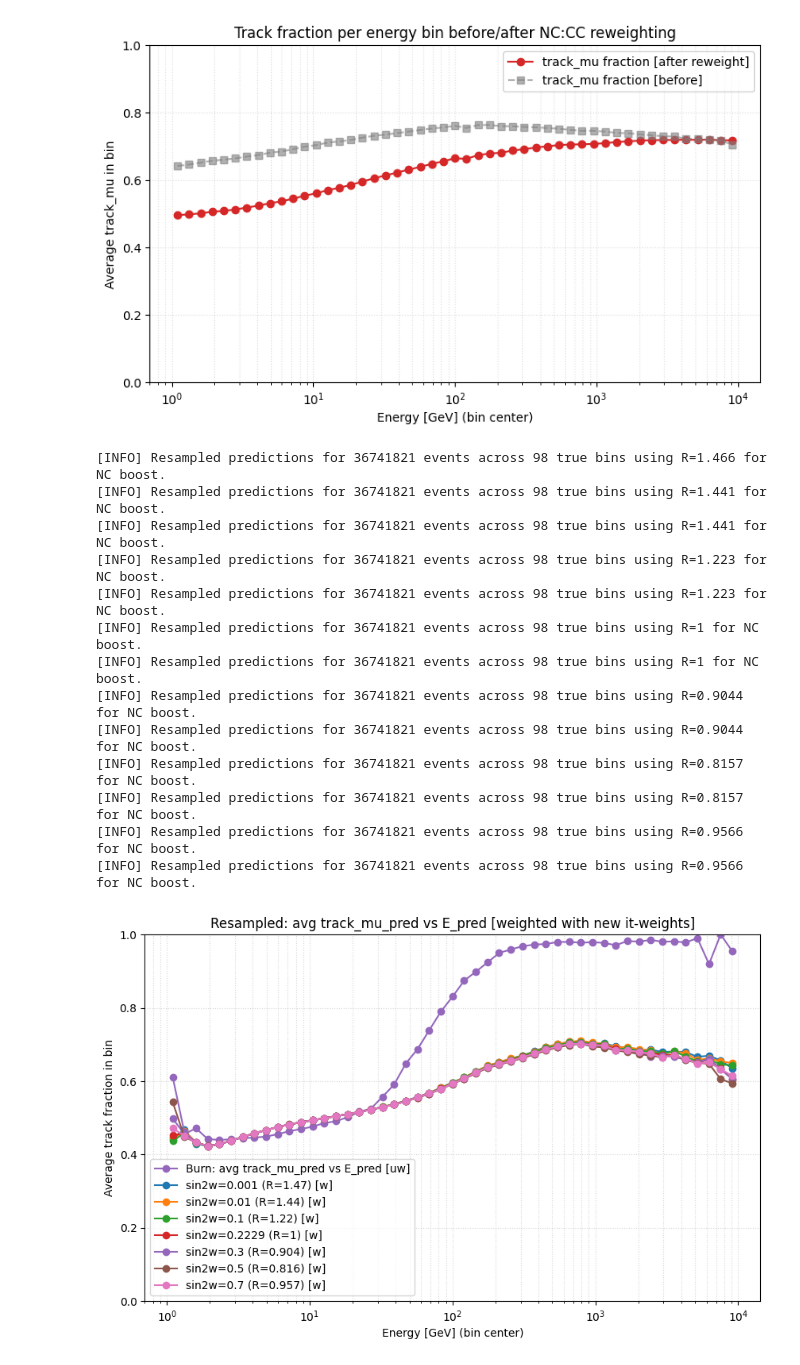
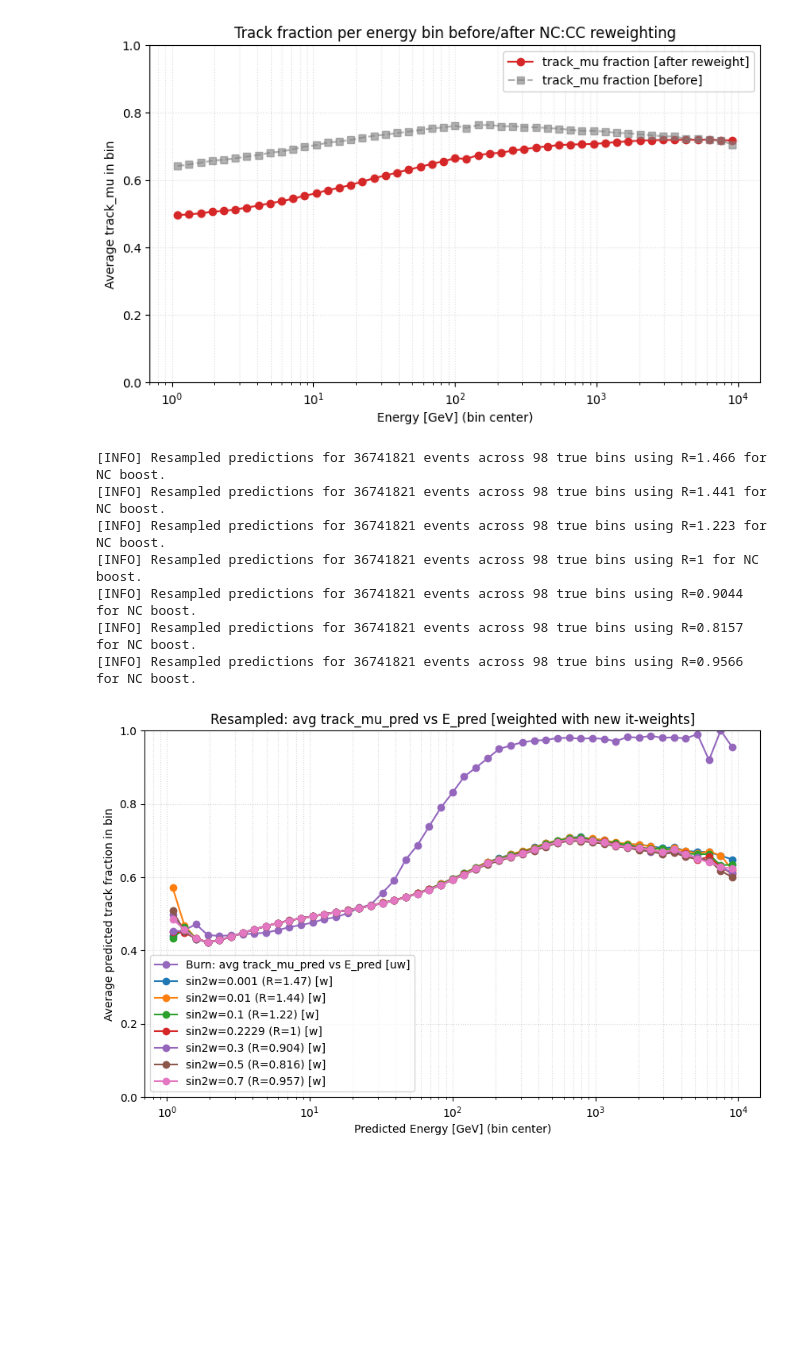
Before and after one commit to Nielsdb63/Weinberg_Angle_IceCube, a Jupyter notebook: ST.ipynb, the cells around one changed output. Saved outputs shown, nothing was run; the diff lists cells and outputs as text; code cells hidden in the pictures; blank space fills up the shorter version.

```diff
--- a/ST.ipynb
+++ b/ST.ipynb
@@ -1157,6 +1172,9 @@ try:
     ax.plot(energy_centers, avg_burn_pred, marker='o', linestyle='-',  color='tab:purple', label='Burn: avg track_mu_pred vs E_pred [uw]')
 except Exception:
     pass
+
+
+results = []
 
 # Sweep sin^2(theta_W) values as in original cell
 for s in sin2w_values:
@@ -1173,39 +1191,35 @@ for s in sin2w_values:
         rng_seed=None
     )
 
     # Weighted bin-average of resampled predicted trackness vs predicted energy
     e_pred_rs = new_db_w['energy_pred_resampled'].to_numpy()
     t_pred_rs = new_db_w['track_mu_pred_resampled'].to_numpy()
     idx_rs = np.digitize(e_pred_rs, energy_bins) - 1
     mask_rs = (idx_rs >= 0) & (idx_rs < nb) & np.isfinite(e_pred_rs) & np.isfinite(t_pred_rs)
 
     # Attach the recipient event's weight (w_used) to its resampled pair
     sum_wt_rs = np.bincount(idx_rs[mask_rs], weights=t_pred_rs[mask_rs] * w_used[mask_rs], minlength=nb)[:nb]
     sum_w_rs  = np.bincount(idx_rs[mask_rs], weights=w_used[mask_rs],                     minlength=nb)[:nb]
     avg_resampled_w = np.divide(sum_wt_rs, sum_w_rs, out=np.full(nb, np.nan, dtype=float), where=sum_w_rs > 0)
 
     ax.plot(energy_centers, avg_resampled_w, marker='o', linestyle='-', label=f'sin2w={s} (R={R:.3g}) [w]')
 
+    results.append((s, R, avg_resampled_w))
+
 ax.set_xscale('log')
 ax.set_ylim(0, 1)
-ax.set_xlabel('Energy [GeV] (bin center)')
-ax.set_ylabel('Average track fraction in bin')
+ax.set_xlabel('Predicted Energy [GeV] (bin center)')
+ax.set_ylabel('Average predicted track fraction in bin')
 ax.set_title('Resampled: avg track_mu_pred vs E_pred [weighted with new it-weights]')
 ax.grid(True, which='both', ls=':', alpha=0.5)
 ax.legend()
 plt.show()
 # %% [output]
 [INFO] Resampled predictions for 36741821 events across 98 true bins using R=1.466 for NC boost.
 [INFO] Resampled predictions for 36741821 events across 98 true bins using R=1.441 for NC boost.
-[INFO] Resampled predictions for 36741821 events across 98 true bins using R=1.441 for NC boost.
-[INFO] Resampled predictions for 36741821 events across 98 true bins using R=1.223 for NC boost.
 [INFO] Resampled predictions for 36741821 events across 98 true bins using R=1.223 for NC boost.
 [INFO] Resampled predictions for 36741821 events across 98 true bins using R=1 for NC boost.
-[INFO] Resampled predictions for 36741821 events across 98 true bins using R=1 for NC boost.
-[INFO] Resampled predictions for 36741821 events across 98 true bins using R=0.9044 for NC boost.
 [INFO] Resampled predictions for 36741821 events across 98 true bins using R=0.9044 for NC boost.
 [INFO] Resampled predictions for 36741821 events across 98 true bins using R=0.8157 for NC boost.
-[INFO] Resampled predictions for 36741821 events across 98 true bins using R=0.8157 for NC boost.
 [INFO] Resampled predictions for 36741821 events across 98 true bins using R=0.9566 for NC boost.
-[INFO] Resampled predictions for 36741821 events across 98 true bins using R=0.9566 for NC boost.
-[figure, old version]
+[figure, new version]
```
Also changed, not shown: parts of 6 cells of this notebook, 6 other files.
